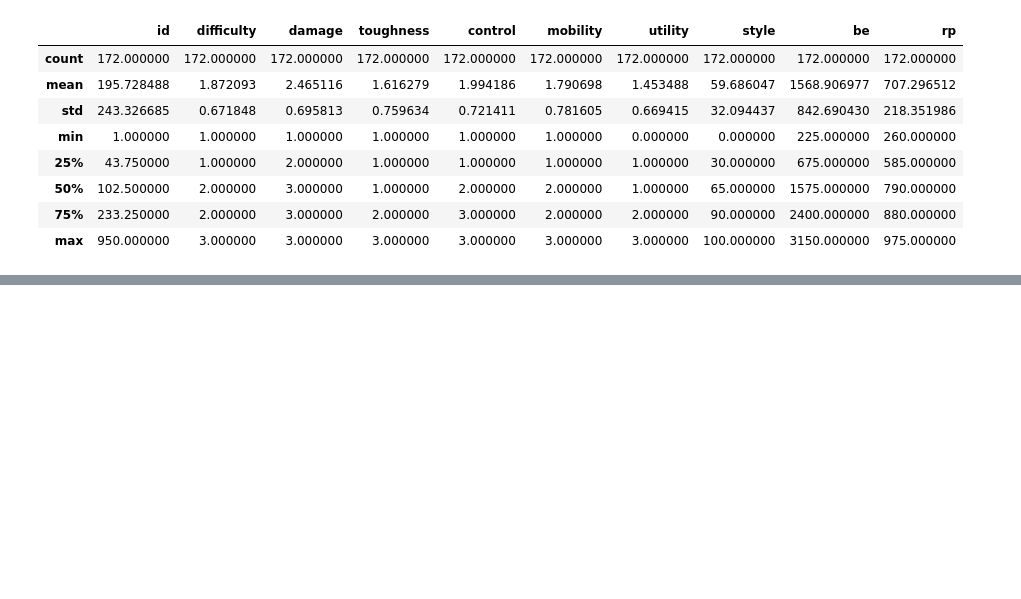
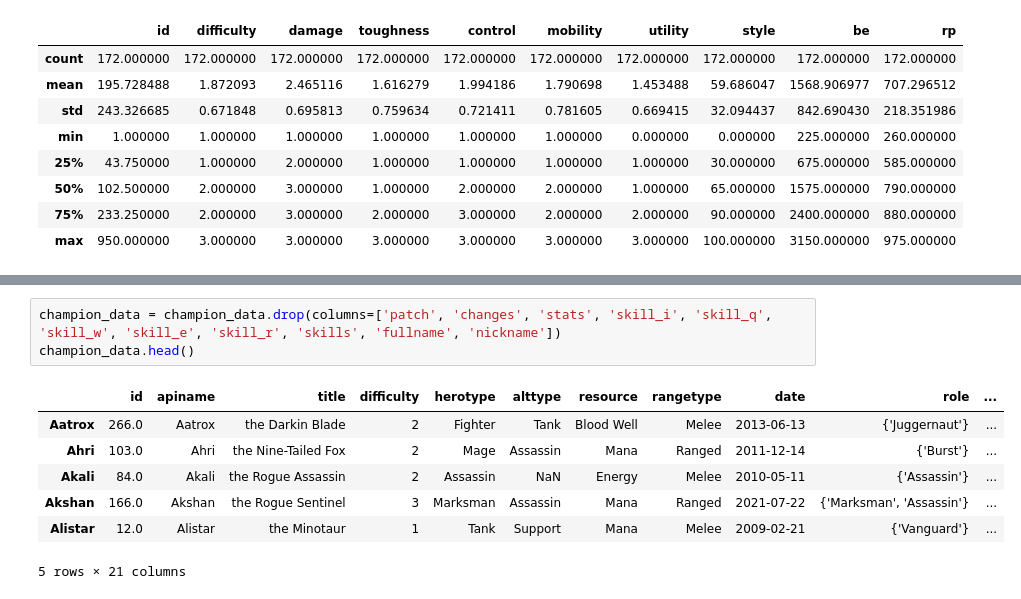
Before and after one commit to medhahegde04/lol-champion-analysis, a Jupyter notebook: notebooks/eda.ipynb, the cells around one changed output, grey strips where cells are left out. Drawn from its saved outputs; the diff is of its cells as text; blank space fills up the shorter version.

```diff
--- a/notebooks/eda.ipynb
+++ b/notebooks/eda.ipynb
@@ -156,0 +331,11 @@ champion_data.describe()
+# %%
+champion_data = champion_data.drop(columns=['patch', 'changes', 'stats', 'skill_i', 'skill_q', 'skill_w', 'skill_e', 'skill_r', 'skills', 'fullname', 'nickname'])
+champion_data.head()
+# %% [output]
+|  | id | apiname | title | difficulty | herotype | alttype | resource | rangetype | date | role | ... |
+| Aatrox | 266.0 | Aatrox | the Darkin Blade | 2 | Fighter | Tank | Blood Well | Melee | 2013-06-13 | {'Juggernaut'} | ... |
+| Ahri | 103.0 | Ahri | the Nine-Tailed Fox | 2 | Mage | Assassin | Mana | Ranged | 2011-12-14 | {'Burst'} | ... |
+| Akali | 84.0 | Akali | the Rogue Assassin | 2 | Assassin | NaN | Energy | Melee | 2010-05-11 | {'Assassin'} | ... |
+| Akshan | 166.0 | Akshan | the Rogue Sentinel | 3 | Marksman | Assassin | Mana | Ranged | 2021-07-22 | {'Marksman', 'Assassin'} | ... |
+| Alistar | 12.0 | Alistar | the Minotaur | 1 | Tank | Support | Mana | Melee | 2009-02-21 | {'Vanguard'} | ... |
+5 rows × 21 columns
```
Also changed, not shown: parts of 11 cells of this notebook.
